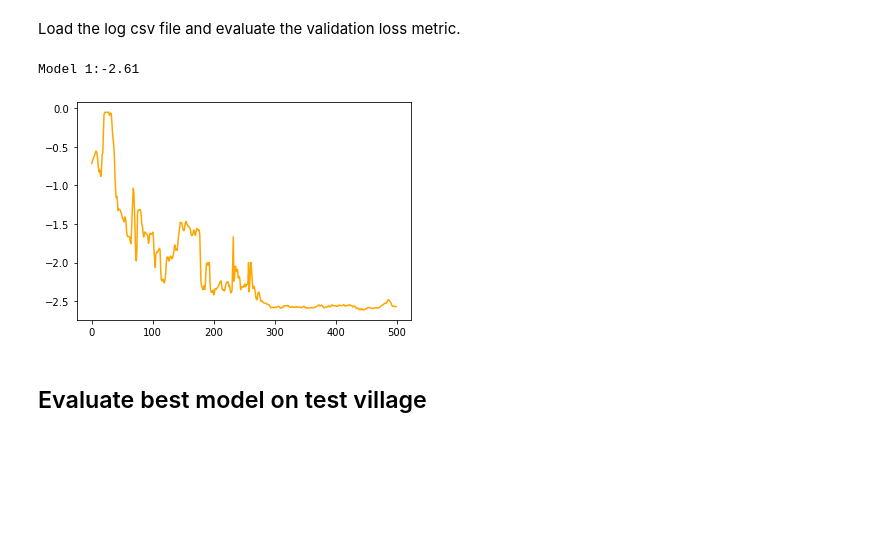
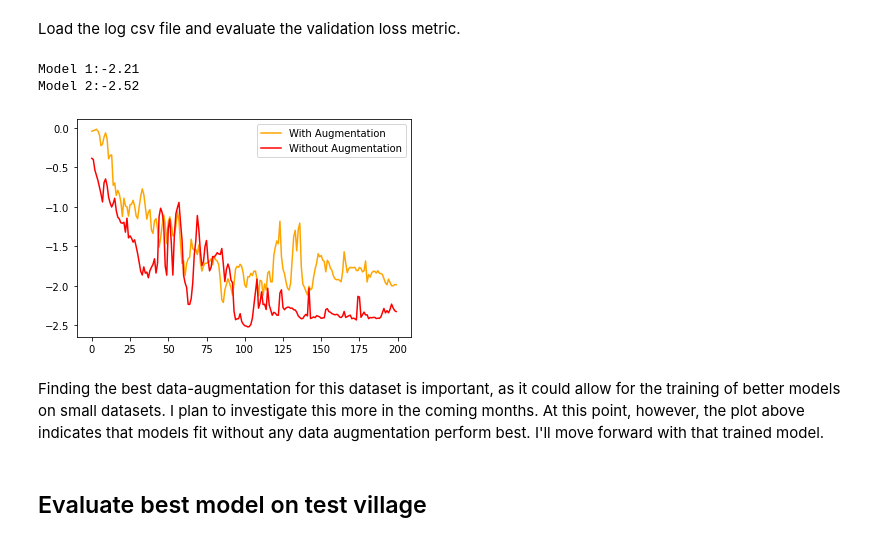
Before and after one commit to 54481andrew/sky-glass, a Jupyter notebook: Small_Building_Segmentation.ipynb, the cells around one changed output. Drawn from its saved outputs; the diff is of its cells as text; code cells hidden in the pictures; blank space fills up the shorter version.

```diff
--- a/Small_Building_Segmentation.ipynb
+++ b/Small_Building_Segmentation.ipynb
@@ -440,19 +450,24 @@ Epoch 00500: val_loss did not improve from -2.61305
 Load the log csv file and evaluate the validation loss metric.
 # %%
 metric = 'val_Dice_Coef_Multilabel'
-compare_list = [model_name]
+compare_list = ['small_Building_unet_boot_bs8_lr3_lodice_bn1_tp0.8_crop512_tar512_ch0_bl3_mb0.1_mu0.1_ad10_zo0.2_ro1',
+               'small_Building_unet_boot_bs8_lr3_lodice_bn1_tp0.8_crop512_tar512_ch0_bl0_mb0.0_mu0.0_ad0_zo0.0_ro0']
+labels = ['With Augmentation', 'Without Augmentation']
 cols = ['blue', 'orange', 'red', 'green', 'black']
 for alt in range(len(compare_list)):
     name = compare_list[alt]
     log = pd.read_csv('Fitted_Models/logs/' + name +  '.csv')
     print('Model ' + str(1 + alt) + ':' +  str(np.round(log[metric].min(), 2)))
-    plt.plot(log[metric], color = cols[1 + alt])
+    plt.plot(log[metric], color = cols[1 + alt], label = labels[alt])
 
-
+plt.legend(loc = 'upper right')
 plt.show()
 # %% [output]
-Model 1:-2.61
+Model 1:-2.21
+Model 2:-2.52
-[figure, old version]
+[figure, new version]
+# %% [markdown]
+Finding the best data-augmentation for this dataset is important, as it could allow for the training of better models on small datasets. I plan to investigate this more in the coming months. At this point, however, the plot above indicates that models fit without any data augmentation perform best. I'll move forward with that trained model.
 # %% [markdown]
 ## Evaluate best model on test village
 # %% [markdown]
```
Also changed, not shown: parts of 28 cells of this notebook, 6 other files.
